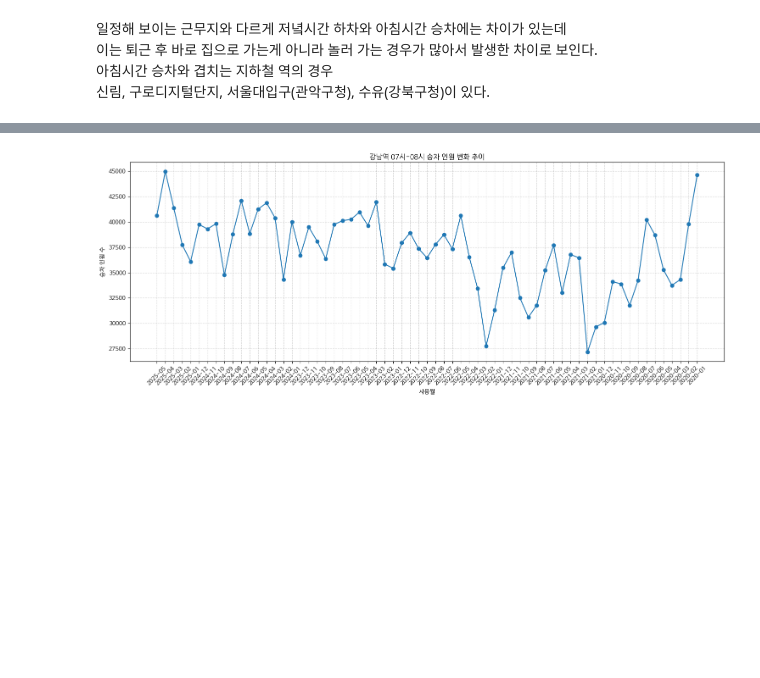
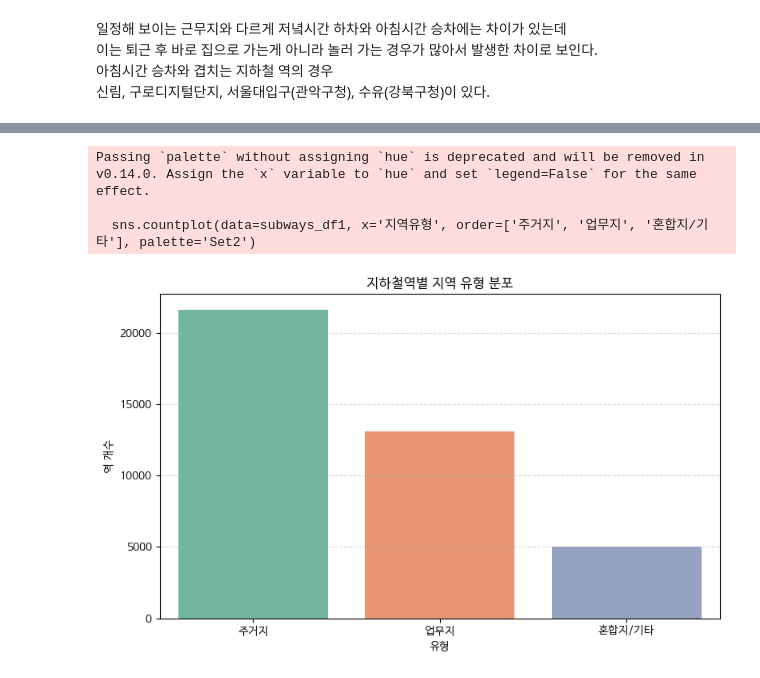
Before and after one commit to Telkem/hipython_rep, a Jupyter notebook: 2_data_anal_subways/보고서.ipynb, the cells around one changed output, grey strips where cells are left out. Drawn from its saved outputs; the diff is of its cells as text; code cells hidden in the pictures; blank space fills up the shorter version.

```diff
--- a/2_data_anal_subways/보고서.ipynb
+++ b/2_data_anal_subways/보고서.ipynb
@@ -231,21 +231,40 @@ subways_df1.head()
 | 2 | 2025-05 | 1호선 | 서울역 | 90177 | 127458 | 151470 | 241420 | 221567 | ... |
 | 3 | 2025-05 | 1호선 | 시청 | 7542 | 74917 | 10220 | 197607 | 98677 | ... |
 | 4 | 2025-05 | 1호선 | 신설동 | 22203 | 25943 | 32851 | 53520 | 42411 | ... |
-# %%
-# 강남역만 필터링
-ganam = subways_df1[subways_df1['지하철역'] == '강남']
-
-# 시각화
-plt.figure(figsize=(15,6))
-plt.plot(ganam['사용월'], ganam['07시-08시 승차인원'], marker='o', color='tab:blue')
-plt.xticks(rotation=45)
-plt.title('강남역 07시-08시 승차 인원 변화 추이')
-plt.xlabel('사용월')
-plt.ylabel('승차 인원 수')
-plt.grid(True, linestyle='--', alpha=0.5)
-plt.tight_layout()
-plt.show()
-# %% [output]
-[figure, removed]
+# %%
+# 출근 시간대 합산
+subways_df1['출근_승차'] = subways_df1['07시-08시 승차인원'] + subways_df1['08시-09시 승차인원']
+subways_df1['출근_하차'] = subways_df1['07시-08시 하차인원'] + subways_df1['08시-09시 하차인원']
+
+# 퇴근 시간대 합산
+subways_df1['퇴근_승차'] = subways_df1['17시-18시 승차인원'] + subways_df1['18시-19시 승차인원']
+subways_df1['퇴근_하차'] = subways_df1['17시-18시 하차인원'] + subways_df1['18시-19시 하차인원']
+
+# 유형 분류 함수 정의
+def classify_region(row):
+    if row['출근_승차'] > row['출근_하차'] and row['퇴근_하차'] > row['퇴근_승차']:
+        return '주거지'
+    elif row['출근_하차'] > row['출근_승차'] and row['퇴근_승차'] > row['퇴근_하차']:
+        return '업무지'
+    else:
+        return '혼합지/기타'
+
+# 적용
+subways_df1['지역유형'] = subways_df1.apply(classify_region, axis=1)
 # %%
 import seaborn as sns
+import matplotlib.pyplot as plt
+
+plt.figure(figsize=(8,5))
+sns.countplot(data=subways_df1, x='지역유형', order=['주거지', '업무지', '혼합지/기타'], palette='Set2')
+plt.title('지하철역별 지역 유형 분포')
+plt.xlabel('유형')
+plt.ylabel('역 개수')
+plt.grid(True, axis='y', linestyle='--', alpha=0.5)
+plt.tight_layout()
+plt.show()
+# %% [output]
+Passing `palette` without assigning `hue` is deprecated and will be removed in v0.14.0. Assign the `x` variable to `hue` and set `legend=False` for the same effect.
+
+  sns.countplot(data=subways_df1, x='지역유형', order=['주거지', '업무지', '혼합지/기타'], palette='Set2')
+[figure, added]
```
Also changed, not shown: parts of 1 cell of this notebook.
